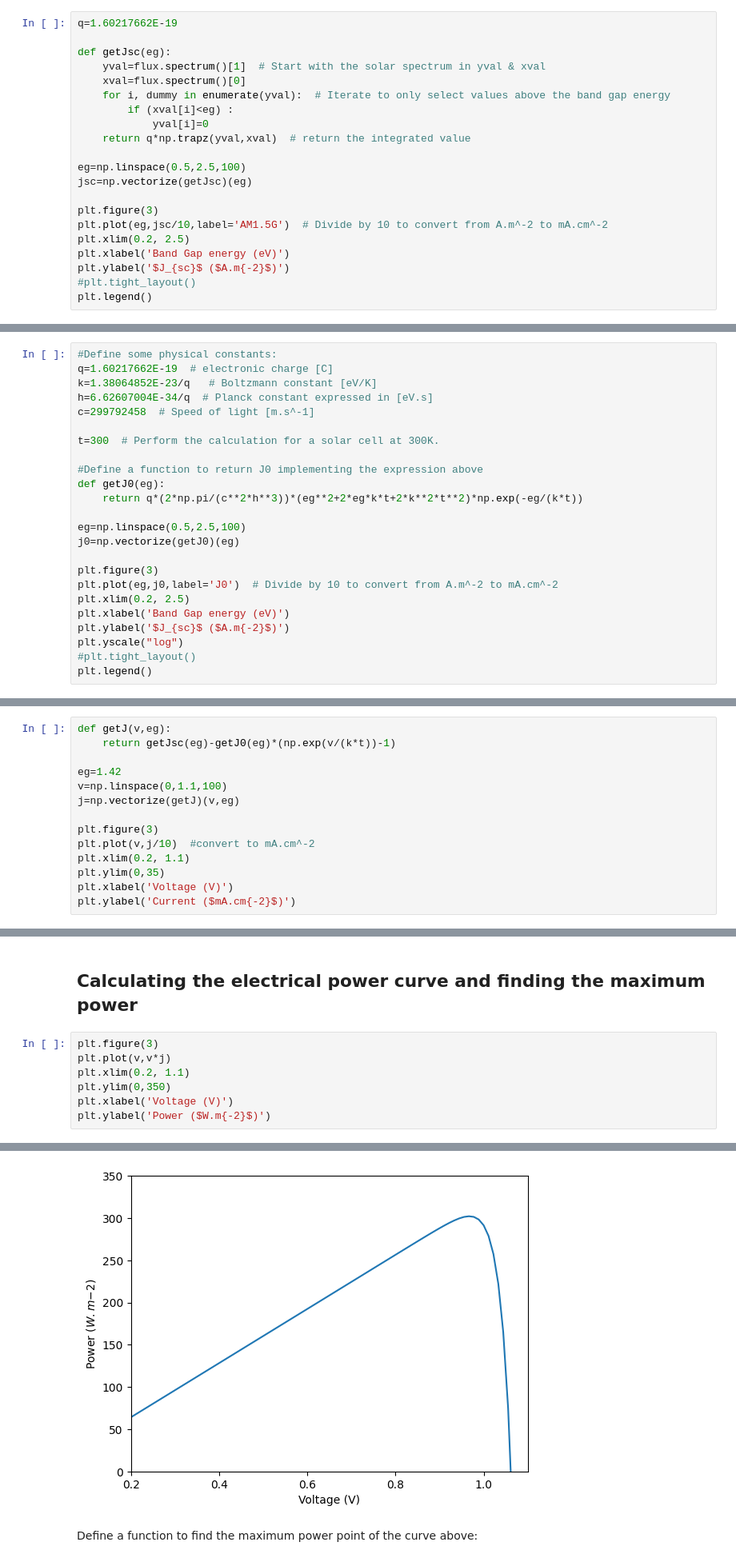
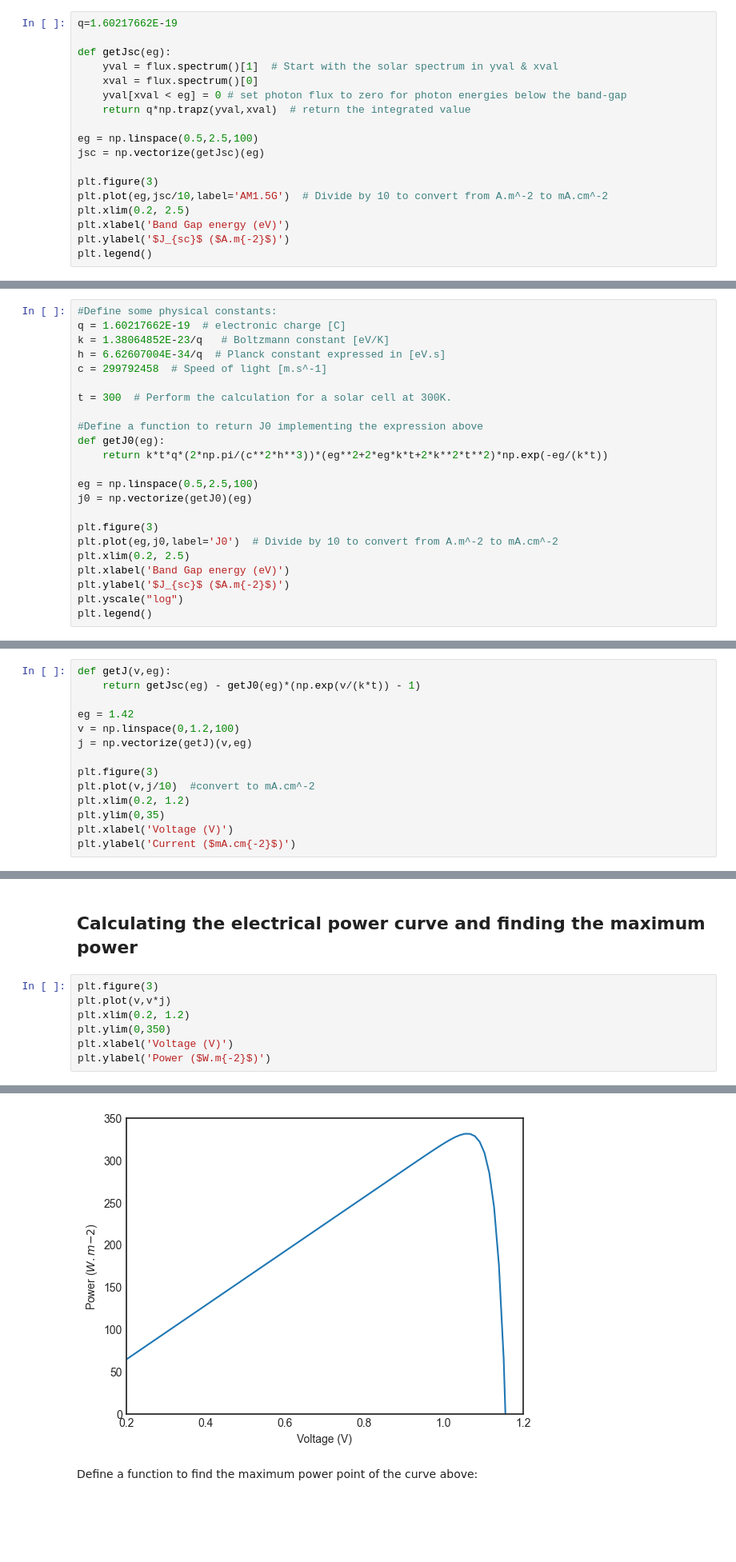
Before and after one commit to qpv-research-group/solcore-education, a Jupyter notebook: SOLA9101 tutorial/1-Limits to short-circuit current.ipynb, the cells around one changed output, grey strips where cells are left out. Shown: that part at 80% size. Saved outputs shown, nothing was run; the diff lists cells and outputs as text; blank space fills up the shorter version.

```diff
--- a/SOLA9101 tutorial/1-Limits to short-circuit current.ipynb
+++ b/SOLA9101 tutorial/1-Limits to short-circuit current.ipynb
@@ -125,22 +110,19 @@ Let's reproduce the Jsc vs Eg graph that is shown on p87 of Martin Green's Solar
 q=1.60217662E-19
 
 def getJsc(eg):
-    yval=flux.spectrum()[1]  # Start with the solar spectrum in yval & xval
-    xval=flux.spectrum()[0]
-    for i, dummy in enumerate(yval):  # Iterate to only select values above the band gap energy
-        if (xval[i]<eg) :
-            yval[i]=0
+    yval = flux.spectrum()[1]  # Start with the solar spectrum in yval & xval
+    xval = flux.spectrum()[0]
+    yval[xval < eg] = 0 # set photon flux to zero for photon energies below the band-gap
     return q*np.trapz(yval,xval)  # return the integrated value
 
-eg=np.linspace(0.5,2.5,100)
-jsc=np.vectorize(getJsc)(eg)
+eg = np.linspace(0.5,2.5,100)
+jsc = np.vectorize(getJsc)(eg)
 
 plt.figure(3)
 plt.plot(eg,jsc/10,label='AM1.5G')  # Divide by 10 to convert from A.m^-2 to mA.cm^-2
 plt.xlim(0.2, 2.5)
 plt.xlabel('Band Gap energy (eV)')
 plt.ylabel('$J_{sc}$ ($A.m{-2}$)')
-#plt.tight_layout()
 plt.legend()
 # %% [output]
 <matplotlib.legend.Legend at 0x...>
@@ -153,19 +135,19 @@ In the week 4 tutorial we used an approximation for the radiative limit to $J_0$
 We can now plot a chart of $J_0$ as a function of band-gap energy using this expression:
 # %%
 #Define some physical constants:
-q=1.60217662E-19  # electronic charge [C]
-k=1.38064852E-23/q   # Boltzmann constant [eV/K]
-h=6.62607004E-34/q  # Planck constant expressed in [eV.s]
-c=299792458  # Speed of light [m.s^-1]
+q = 1.60217662E-19  # electronic charge [C]
+k = 1.38064852E-23/q   # Boltzmann constant [eV/K]
+h = 6.62607004E-34/q  # Planck constant expressed in [eV.s]
+c = 299792458  # Speed of light [m.s^-1]
 
-t=300  # Perform the calculation for a solar cell at 300K.
+t = 300  # Perform the calculation for a solar cell at 300K.
 
 #Define a function to return J0 implementing the expression above
 def getJ0(eg):
-    return q*(2*np.pi/(c**2*h**3))*(eg**2+2*eg*k*t+2*k**2*t**2)*np.exp(-eg/(k*t))
+    return k*t*q*(2*np.pi/(c**2*h**3))*(eg**2+2*eg*k*t+2*k**2*t**2)*np.exp(-eg/(k*t))
 
-eg=np.linspace(0.5,2.5,100)
-j0=np.vectorize(getJ0)(eg)
+eg = np.linspace(0.5,2.5,100)
+j0 = np.vectorize(getJ0)(eg)
 
 plt.figure(3)
 plt.plot(eg,j0,label='J0')  # Divide by 10 to convert from A.m^-2 to mA.cm^-2
@@ -173,7 +155,6 @@ plt.xlim(0.2, 2.5)
 plt.xlabel('Band Gap energy (eV)')
 plt.ylabel('$J_{sc}$ ($A.m{-2}$)')
 plt.yscale("log")
-#plt.tight_layout()
 plt.legend()
 # %% [output]
 <matplotlib.legend.Legend at 0x...>
@@ -194,15 +175,15 @@ getJ0(1.88)
 We are now able to calculate the limiting efficiency for a solar cell using the simple Shockley diode expression $J(V)=J_{s c}-J_0\left(e^{\frac{q V}{k T}}-1\right)$.  Let's plot the IV curve for a band-gap of 1.42eV
 # %%
 def getJ(v,eg):
-    return getJsc(eg)-getJ0(eg)*(np.exp(v/(k*t))-1)
+    return getJsc(eg) - getJ0(eg)*(np.exp(v/(k*t)) - 1)
 
-eg=1.42
-v=np.linspace(0,1.1,100)
-j=np.vectorize(getJ)(v,eg)
+eg = 1.42
+v = np.linspace(0,1.2,100)
+j = np.vectorize(getJ)(v,eg)
 
 plt.figure(3)
 plt.plot(v,j/10)  #convert to mA.cm^-2
-plt.xlim(0.2, 1.1)
+plt.xlim(0.2, 1.2)
 plt.ylim(0,35)
 plt.xlabel('Voltage (V)')
 plt.ylabel('Current ($mA.cm{-2}$)')
@@ -214,13 +195,13 @@ Text(0, 0.5, 'Current ($A.m{-2}$)')
 # %%
 plt.figure(3)
 plt.plot(v,v*j)
-plt.xlim(0.2, 1.1)
+plt.xlim(0.2, 1.2)
 plt.ylim(0,350)
 plt.xlabel('Voltage (V)')
 plt.ylabel('Power ($W.m{-2}$)')
 # %% [output]
 Text(0, 0.5, 'Power ($W.m{-2}$)')
-[figure, old version]
+[figure, new version]
 # %% [markdown]
 Define a function to find the maximum power point of the curve above:
 # %%
```
Also changed, not shown: parts of 16 cells of this notebook, 2 other files.
